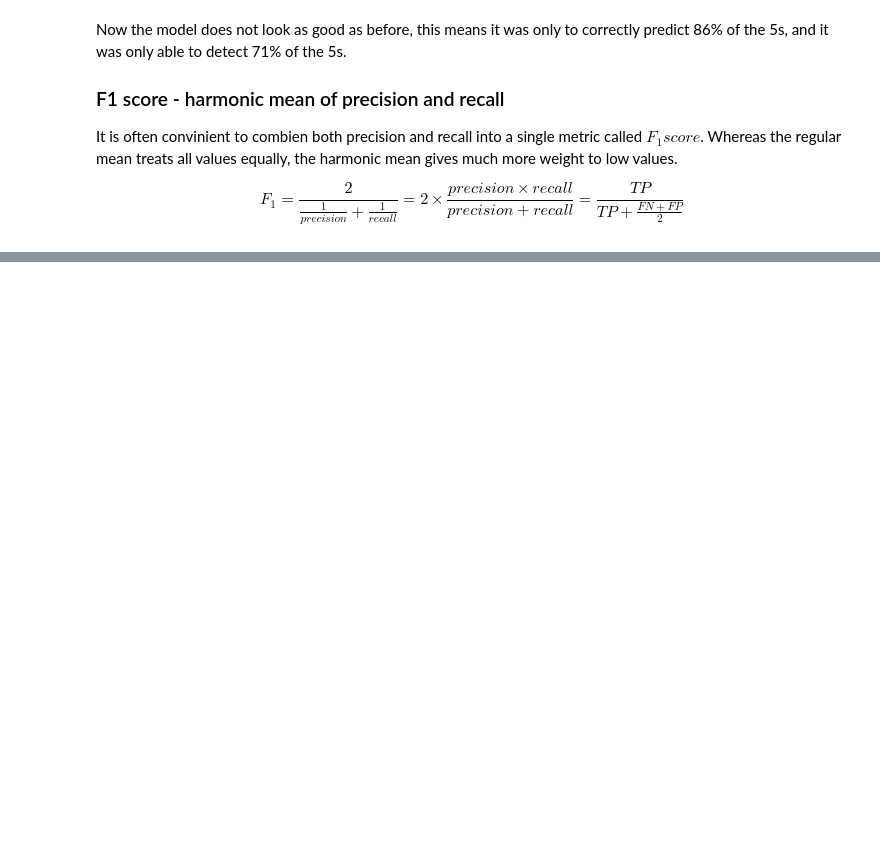
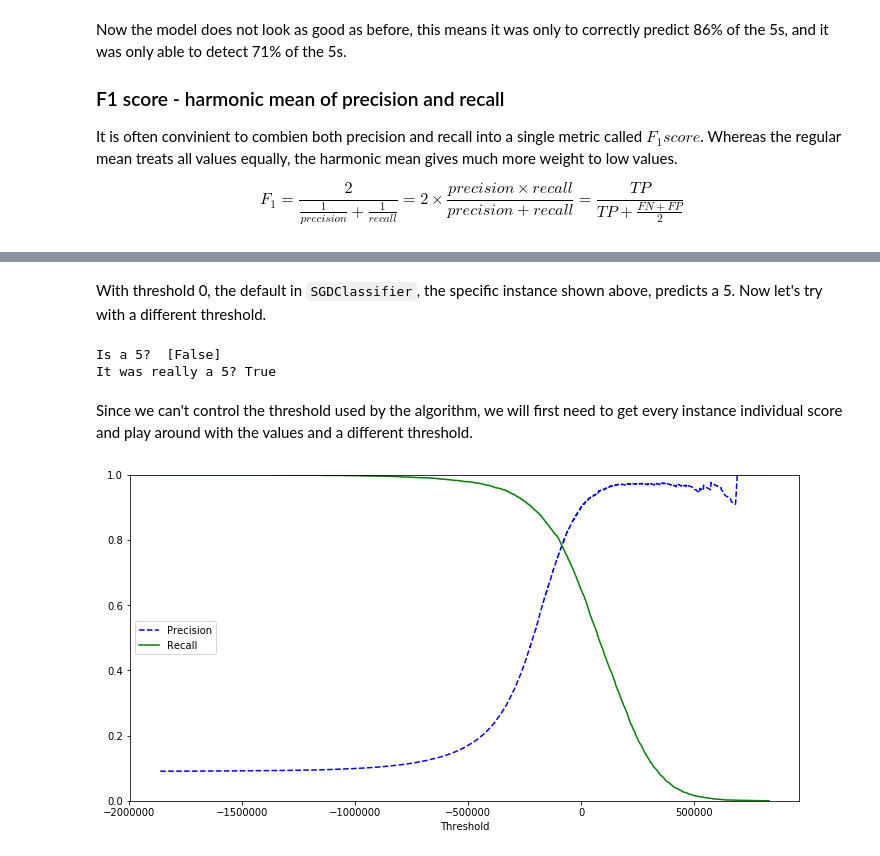
Before and after one commit to Ohtar10/ml-python, a Jupyter notebook: ch03/Classification.ipynb, the cells around one changed output, grey strips where cells are left out. Drawn from its saved outputs; the diff is of its cells as text; code cells hidden in the pictures; blank space fills up the shorter version.

````diff
--- a/ch03/Classification.ipynb
+++ b/ch03/Classification.ipynb
@@ -171,0 +190,33 @@ f1_score(y_train_5, y_train_pred)
+# %% [markdown]
+With threshold 0, the default in ```SGDClassifier```, the specific instance shown above, predicts a 5. Now let's try with a different threshold.
+# %%
+threshold = 300000
+y_some_digit_pred = (y_scores > threshold)
+print("Is a 5? ", y_some_digit_pred)
+print("It was really a 5?", y_train_5[0])
+# %% [output]
+Is a 5?  [False]
+It was really a 5? True
+# %% [markdown]
+Since we can't control the threshold used by the algorithm, we will first need to get every instance individual score and play around with the values and a different threshold.
+# %%
+y_scores = cross_val_predict(sgd_clf, X_train, y_train_5, cv=3, method="decision_function")
+# %%
+from sklearn.metrics import precision_recall_curve
+
+precisions, recalls, thresholds = precision_recall_curve(y_train_5, y_scores)
+# %%
+import matplotlib.pyplot as plt
+
+def plot_recision_recall_vs_threshold(precisions, recalls, thresholds):
+    plt.figure(figsize=(12,6))
+    plt.plot(thresholds, precisions[:-1], "b--", label="Precision")
+    plt.plot(thresholds, recalls[:-1], "g-", label="Recall")
+    plt.xlabel("Threshold")
+    plt.legend(loc="center left")
+    plt.ylim([0, 1])
+
+plot_recision_recall_vs_threshold(precisions, recalls, thresholds)
+plt.show()
+# %% [output]
+[figure, added]
````
Also changed, not shown: parts of 12 cells of this notebook.
